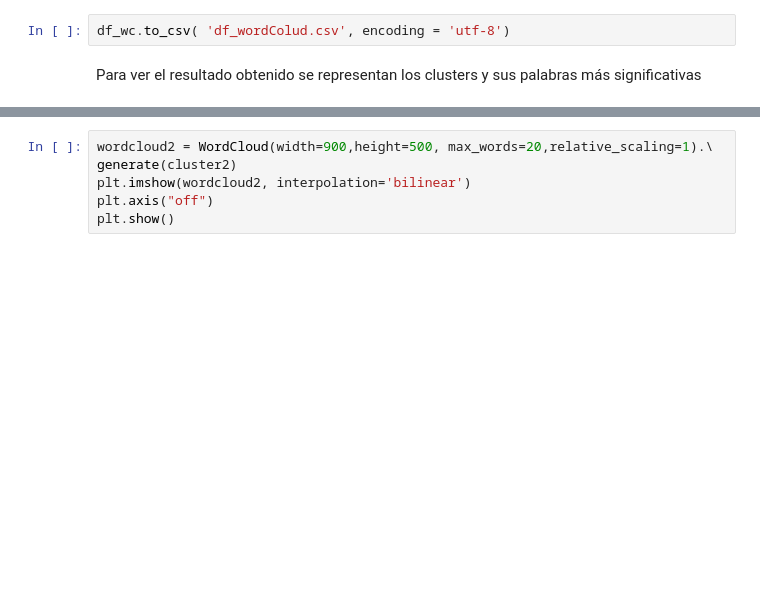
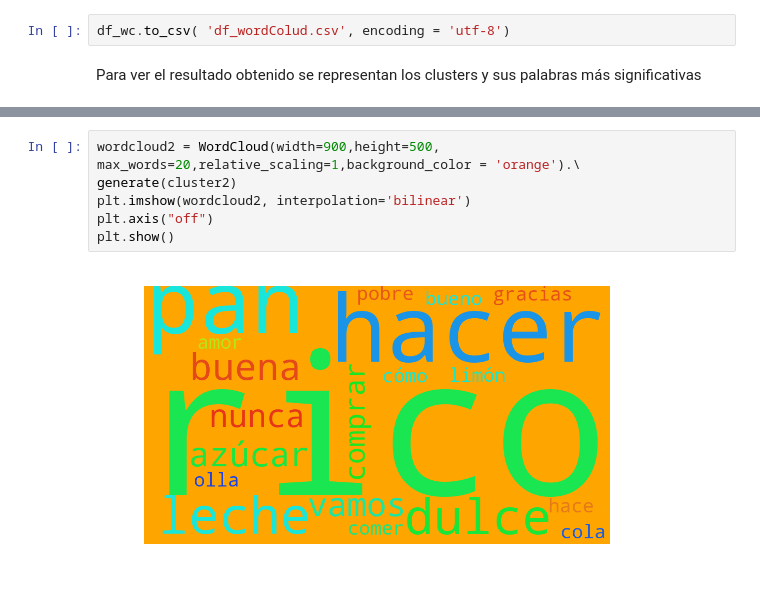
Before and after one commit to amarreropizarro/NLP, a Jupyter notebook: NLP_proceso_completo.ipynb, the cells around one changed output, grey strips where cells are left out. Cells and saved outputs as stored; diff of their text form; blank space fills up the shorter version.

```diff
--- a/NLP_proceso_completo.ipynb
+++ b/NLP_proceso_completo.ipynb
@@ -363,6 +377,8 @@ plt.show()
 # %%
-wordcloud2 = WordCloud(width=900,height=500, max_words=20,relative_scaling=1).\
+wordcloud2 = WordCloud(width=900,height=500, max_words=20,relative_scaling=1,background_color = 'orange').\
 generate(cluster2)
 plt.imshow(wordcloud2, interpolation='bilinear')
 plt.axis("off")
 plt.show()
+# %% [output]
+[figure, added]
```
Also changed, not shown: parts of 7 cells of this notebook.
